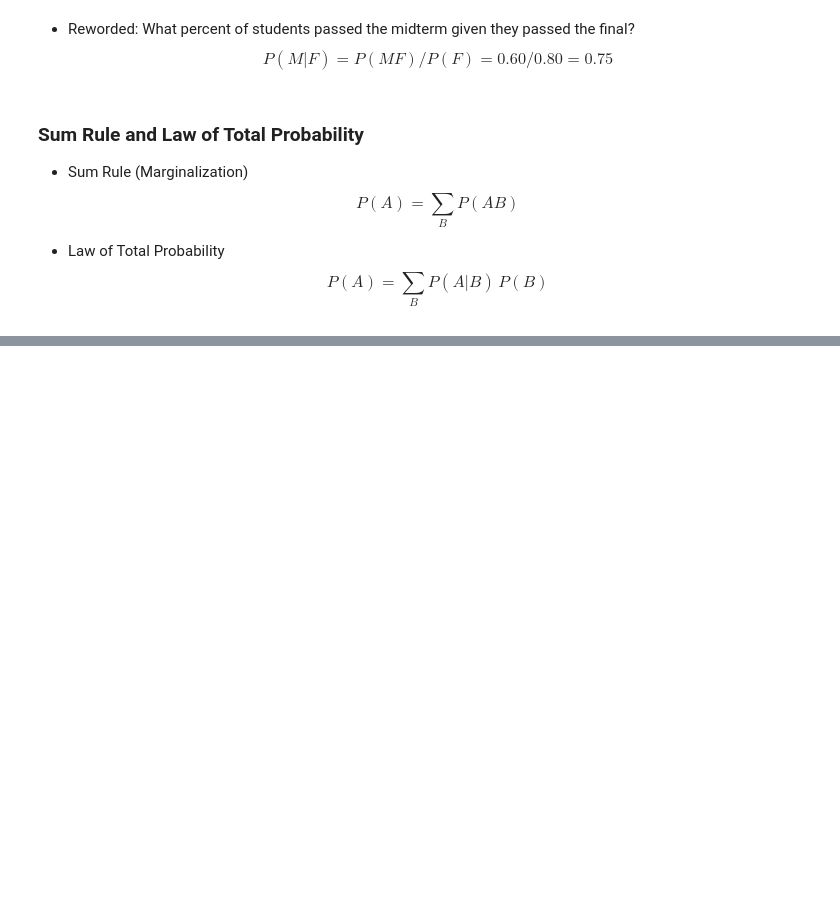
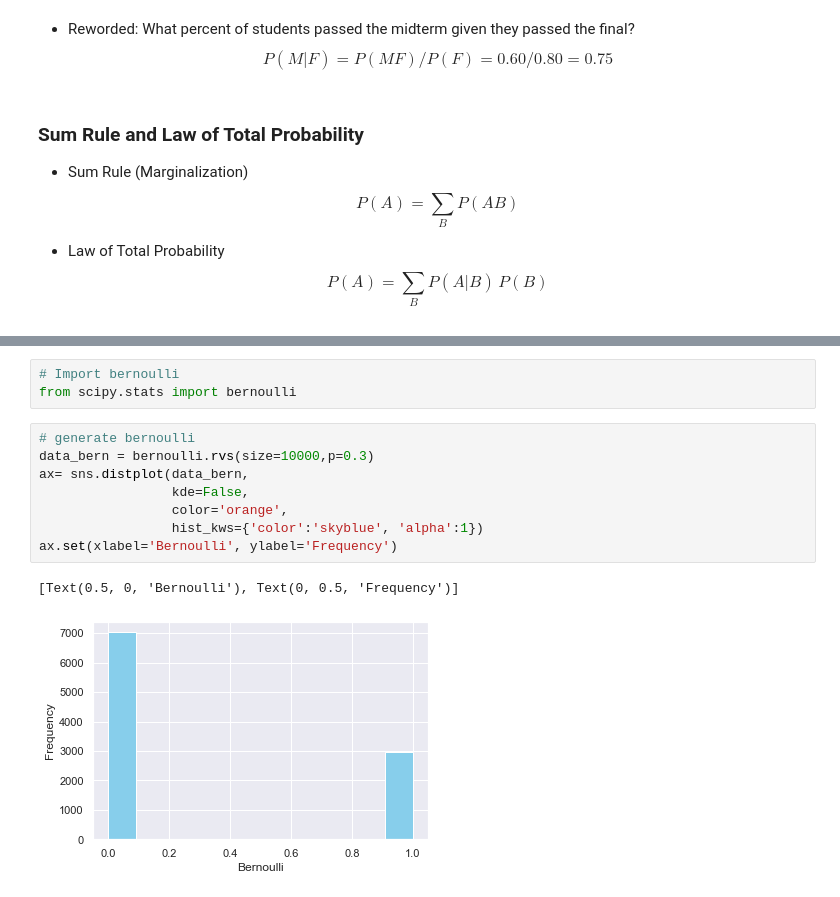
Before and after one commit to rhennig/EMA6938, a Jupyter notebook: Notebooks/2.Math_Probability.ipynb, the cells around one changed output, grey strips where cells are left out. Drawn from its saved outputs; the diff is of its cells as text; blank space fills up the shorter version.

```diff
--- a/Notebooks/2.Math_Probability.ipynb
+++ b/Notebooks/2.Math_Probability.ipynb
@@ -185,0 +367,14 @@ The probability distribution of a discrete random variable is a list of probabil
+# %%
+# Import bernoulli
+from scipy.stats import bernoulli
+# %%
+# generate bernoulli
+data_bern = bernoulli.rvs(size=10000,p=0.3)
+ax= sns.distplot(data_bern,
+                 kde=False,
+                 color='orange',
+                 hist_kws={'color':'skyblue', 'alpha':1})
+ax.set(xlabel='Bernoulli', ylabel='Frequency')
+# %% [output]
+[Text(0.5, 0, 'Bernoulli'), Text(0, 0.5, 'Frequency')]
+[figure, added]
```
Also changed, not shown: parts of 29 cells of this notebook.
